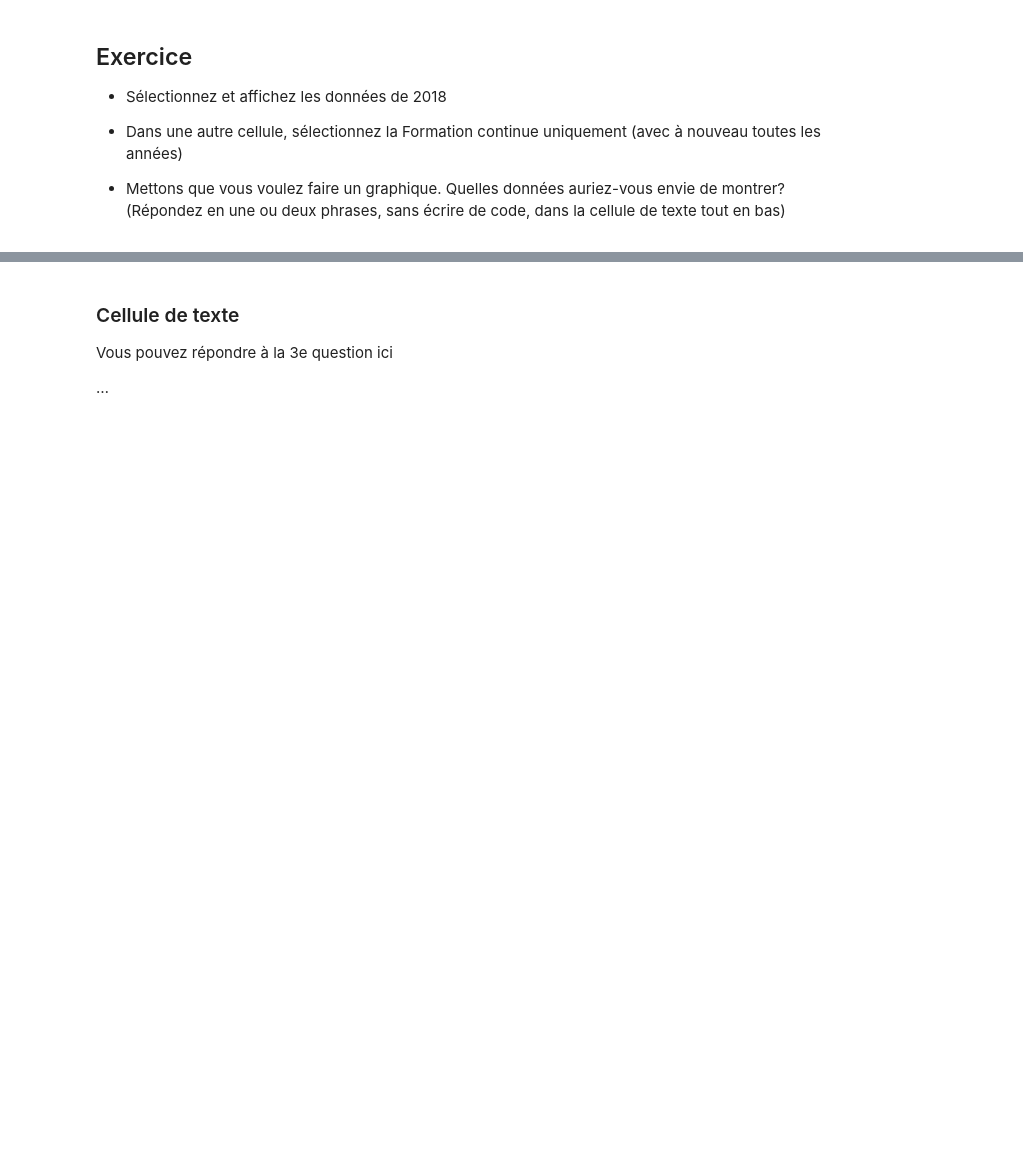
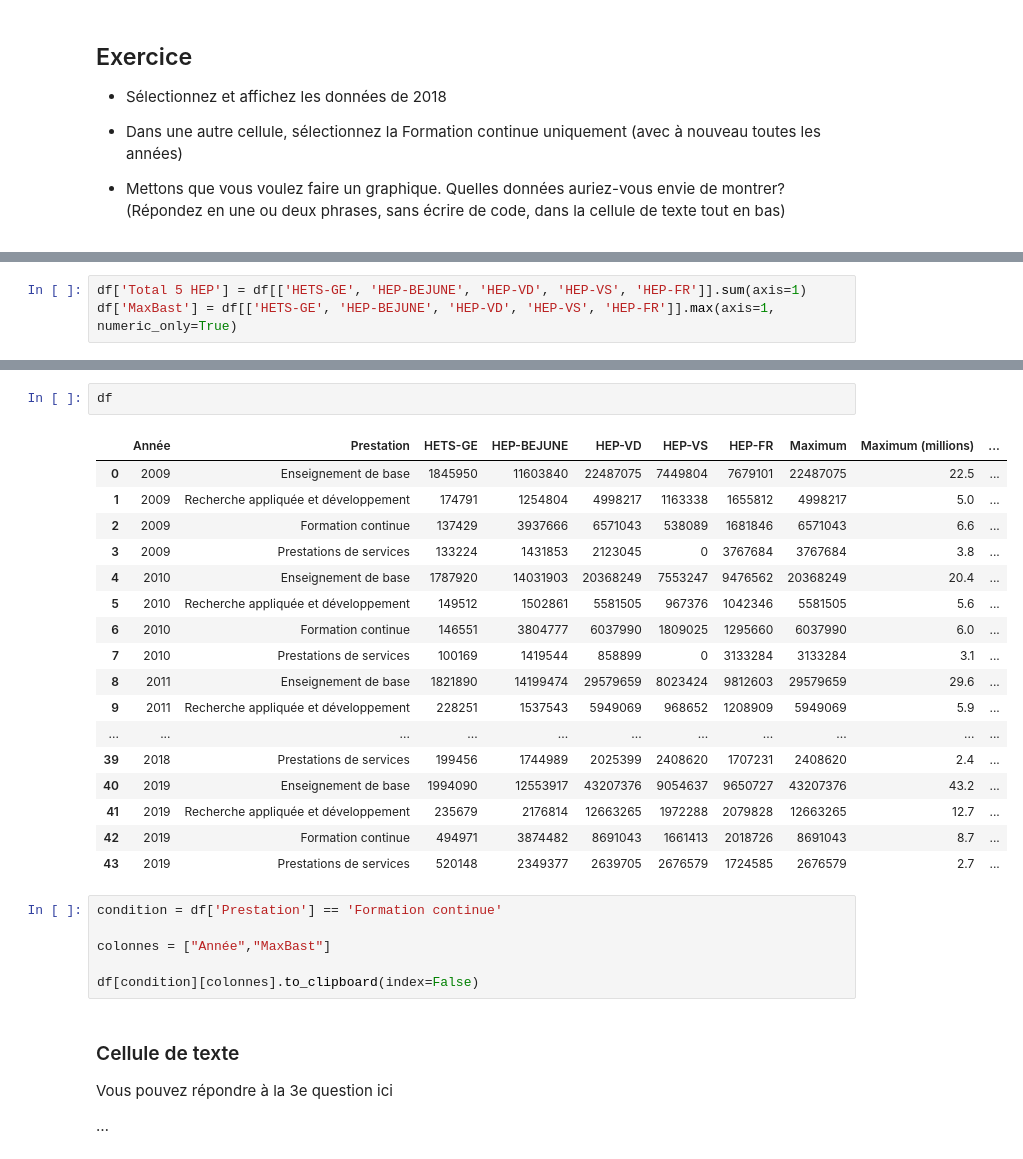
Before and after one commit to palrogg/intro_github_2024, a Jupyter notebook: 01-Premiers-pas-avec-Pandas.ipynb, the cells around one changed output, grey strips where cells are left out. Saved outputs shown, nothing was run; the diff lists cells and outputs as text; blank space fills up the shorter version.

```diff
--- a/01-Premiers-pas-avec-Pandas.ipynb
+++ b/01-Premiers-pas-avec-Pandas.ipynb
@@ -307,0 +312,3 @@ Peut-être qu’on peut tout diviser par un million?
+# %%
+df['Total 5 HEP'] = df[['HETS-GE', 'HEP-BEJUNE', 'HEP-VD', 'HEP-VS', 'HEP-FR']].sum(axis=1)
+df['MaxBast'] = df[['HETS-GE', 'HEP-BEJUNE', 'HEP-VD', 'HEP-VS', 'HEP-FR']].max(axis=1, numeric_only=True)
@@ -308,3 +332,29 @@ Peut-être qu’on peut tout diviser par un million?
+# %%
+df
+# %% [output]
+|  | Année | Prestation | HETS-GE | HEP-BEJUNE | HEP-VD | HEP-VS | HEP-FR | Maximum | Maximum (millions) | ... |
+| 0 | 2009 | Enseignement de base | 1845950 | 11603840 | 22487075 | 7449804 | 7679101 | 22487075 | 22.5 | ... |
+| 1 | 2009 | Recherche appliquée et développement | 174791 | 1254804 | 4998217 | 1163338 | 1655812 | 4998217 | 5.0 | ... |
+| 2 | 2009 | Formation continue | 137429 | 3937666 | 6571043 | 538089 | 1681846 | 6571043 | 6.6 | ... |
+| 3 | 2009 | Prestations de services | 133224 | 1431853 | 2123045 | 0 | 3767684 | 3767684 | 3.8 | ... |
+| 4 | 2010 | Enseignement de base | 1787920 | 14031903 | 20368249 | 7553247 | 9476562 | 20368249 | 20.4 | ... |
+| 5 | 2010 | Recherche appliquée et développement | 149512 | 1502861 | 5581505 | 967376 | 1042346 | 5581505 | 5.6 | ... |
+| 6 | 2010 | Formation continue | 146551 | 3804777 | 6037990 | 1809025 | 1295660 | 6037990 | 6.0 | ... |
+| 7 | 2010 | Prestations de services | 100169 | 1419544 | 858899 | 0 | 3133284 | 3133284 | 3.1 | ... |
+| 8 | 2011 | Enseignement de base | 1821890 | 14199474 | 29579659 | 8023424 | 9812603 | 29579659 | 29.6 | ... |
+| 9 | 2011 | Recherche appliquée et développement | 228251 | 1537543 | 5949069 | 968652 | 1208909 | 5949069 | 5.9 | ... |
+| ... | ... | ... | ... | ... | ... | ... | ... | ... | ... | ... |
+| 39 | 2018 | Prestations de services | 199456 | 1744989 | 2025399 | 2408620 | 1707231 | 2408620 | 2.4 | ... |
+| 40 | 2019 | Enseignement de base | 1994090 | 12553917 | 43207376 | 9054637 | 9650727 | 43207376 | 43.2 | ... |
+| 41 | 2019 | Recherche appliquée et développement | 235679 | 2176814 | 12663265 | 1972288 | 2079828 | 12663265 | 12.7 | ... |
+| 42 | 2019 | Formation continue | 494971 | 3874482 | 8691043 | 1661413 | 2018726 | 8691043 | 8.7 | ... |
+| 43 | 2019 | Prestations de services | 520148 | 2349377 | 2639705 | 2676579 | 1724585 | 2676579 | 2.7 | ... |
+# %%
+condition = df['Prestation'] == 'Formation continue'
+
+colonnes = ["Année","MaxBast"]
+
+df[condition][colonnes].to_clipboard(index=False)
 # %% [markdown]
 ### Cellule de texte
 Vous pouvez répondre à la 3e question ici
```
Also changed, not shown: parts of 3 cells of this notebook, 7 other files.
